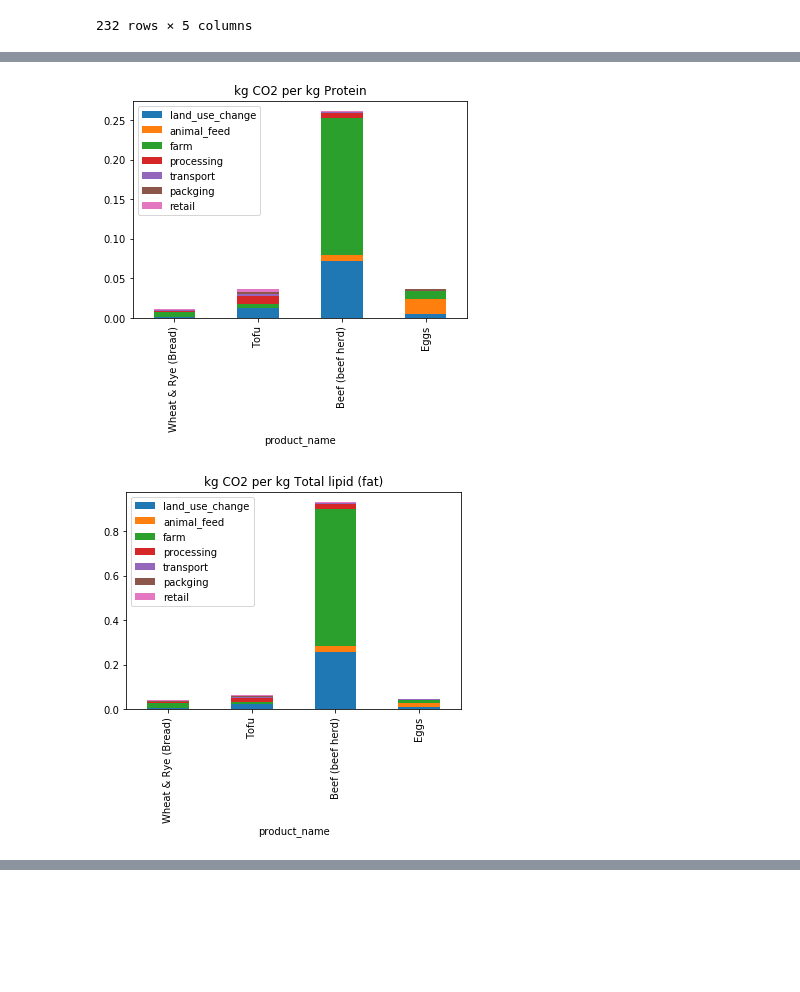
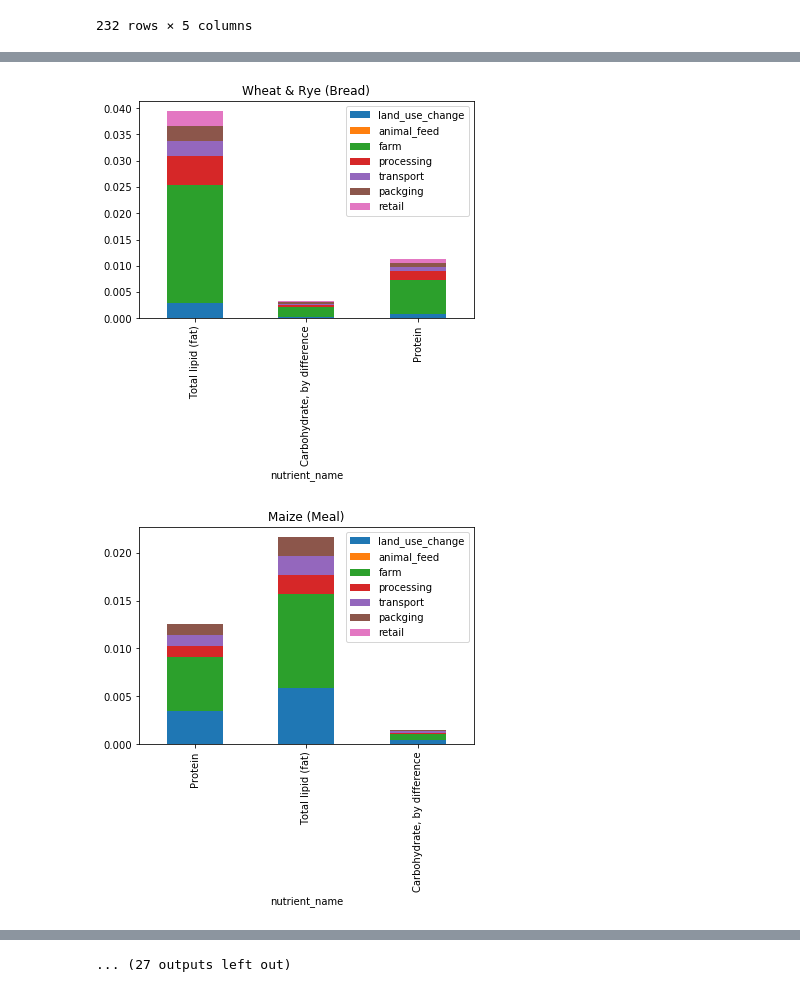
Before and after one commit to ezbc/food-emissions, a Jupyter notebook: food-emissions.ipynb, the cells around one changed output, grey strips where cells are left out. Saved outputs shown, nothing was run; the diff lists cells and outputs as text; code cells hidden in the pictures; blank space fills up the shorter version.

```diff
--- a/food-emissions.ipynb
+++ b/food-emissions.ipynb
@@ -146,0 +241,18 @@ food_df
+# %%
+def remove_nans_and_infs(df):
+    return df[~df.isin([np.nan, np.inf, -np.inf]).any(1)]
+# %%
+BARS_TO_PLOT = ['product_name', 'land_use_change','animal_feed','farm','processing','transport', 'packging', 'retail']
+macros = dict()
+for macro in MACROS:
+    macros[macro] = food_df.loc[food_df['nutrient_name'] == macro]
+
+    to_plot = macros[macro][BARS_TO_PLOT]
+    to_plot = remove_nans_and_infs(to_plot)
+    total = to_plot.sum(axis=1)
+    to_plot = to_plot.iloc[total.argsort()]
+
+    to_plot = to_plot.set_index('product_name')
+    ax = to_plot.plot.barh(stacked=True, title=f'CO2 emissions per {macro} content', figsize=(10, 10), )#xlim=(-0.2, 2.5))
+    ax.set_xlabel(f'kg CO2 per kg {macro}')
+    ax.set_ylabel('Product')
@@ -147,12 +263,9 @@ food_df
 # %%
-macros = dict()
-for macro in MACROS:
-    macros[macro] = food_df.loc[food_df['nutrient_name'] == macro]
+for food in food_dicts:
+    to_plot = food.combined[['nutrient_name', 'land_use_change','animal_feed','farm','processing','transport', 'packging', 'retail']]
 
-    to_plot = macros[macro][['product_name', 'land_use_change','animal_feed','farm','processing','transport', 'packging', 'retail']]
-
-    to_plot = to_plot.set_index('product_name')
-    to_plot.plot.bar(stacked=True, title=f'kg CO2 per kg {macro}')
+    to_plot = to_plot.set_index('nutrient_name')
+    to_plot.plot.bar(stacked=True, title=food.name,)
 # %% [output]
-[figure, old version]
+[figure, new version]
-[figure, old version]
+[figure, new version]
@@ -159,0 +282 @@ for macro in MACROS:
+... (27 outputs left out)
```
Also changed, not shown: parts of 8 cells of this notebook, 1 other file.
